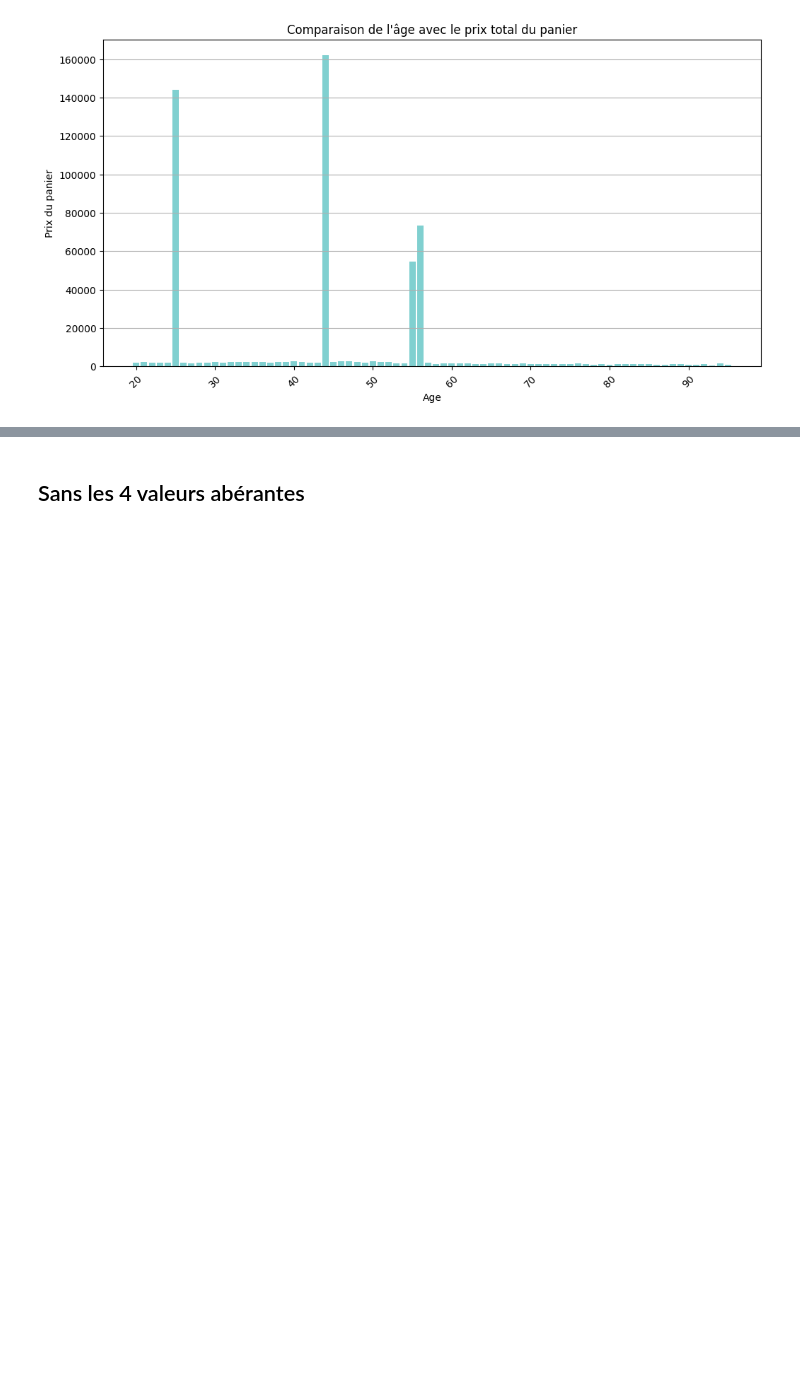
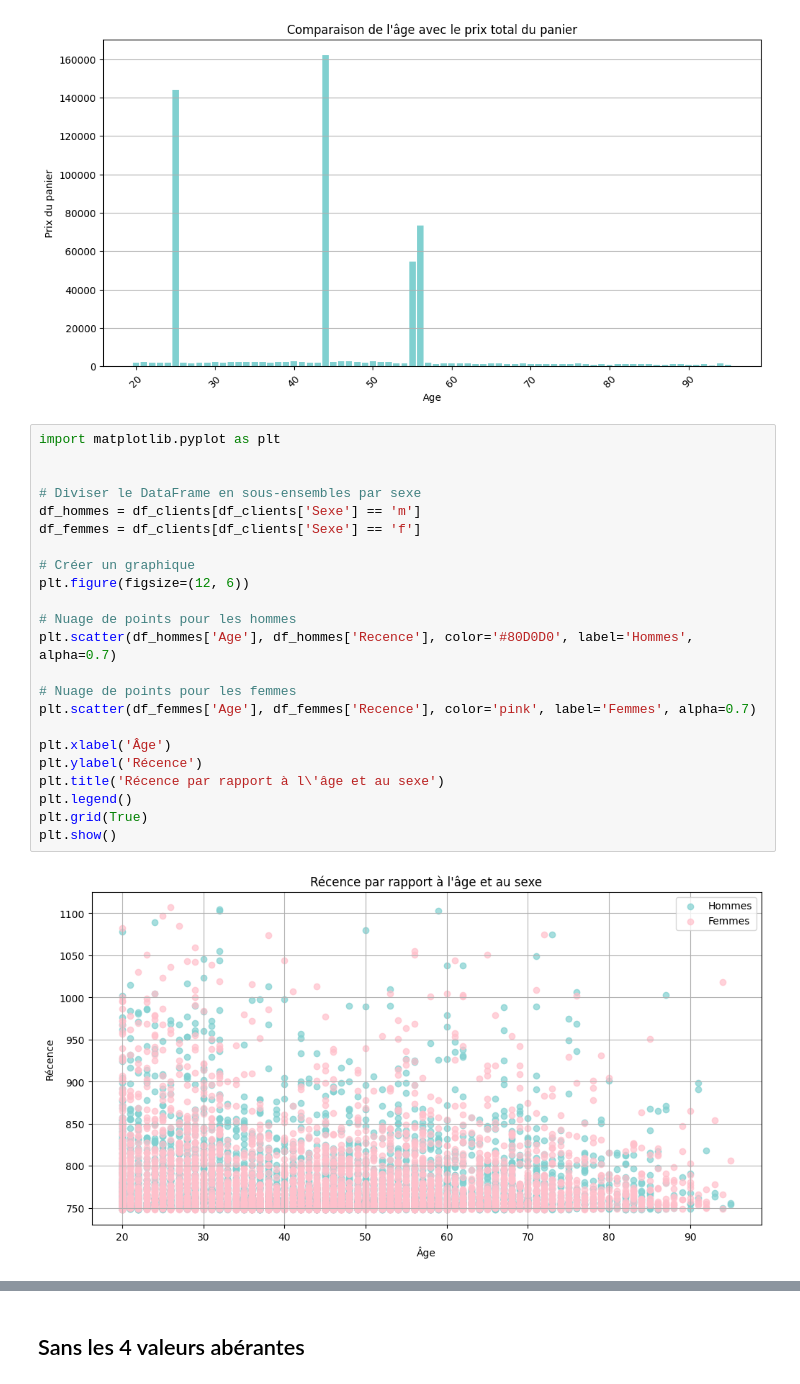
Before and after one commit to mbenalia/analyse_librairie, a Jupyter notebook: TP_Librairie_Propre.ipynb, the cells around one changed output, grey strips where cells are left out. Cells and saved outputs as stored; diff of their text form; blank space fills up the shorter version.

```diff
--- a/TP_Librairie_Propre.ipynb
+++ b/TP_Librairie_Propre.ipynb
@@ -669,3 +673,28 @@ plt.grid(axis='y')
 plt.show()
 # %% [output]
 [figure]
+# %%
+import matplotlib.pyplot as plt
+
+
+# Diviser le DataFrame en sous-ensembles par sexe
+df_hommes = df_clients[df_clients['Sexe'] == 'm']
+df_femmes = df_clients[df_clients['Sexe'] == 'f']
+
+# Créer un graphique
+plt.figure(figsize=(12, 6))
+
+# Nuage de points pour les hommes
+plt.scatter(df_hommes['Age'], df_hommes['Recence'], color='#80D0D0', label='Hommes', alpha=0.7)
+
+# Nuage de points pour les femmes
+plt.scatter(df_femmes['Age'], df_femmes['Recence'], color='pink', label='Femmes', alpha=0.7)
+
+plt.xlabel('Âge')
+plt.ylabel('Récence')
+plt.title('Récence par rapport à l\'âge et au sexe')
+plt.legend()
+plt.grid(True)
+plt.show()
+# %% [output]
+[figure, added]
```
Also changed, not shown: parts of 11 cells of this notebook.
